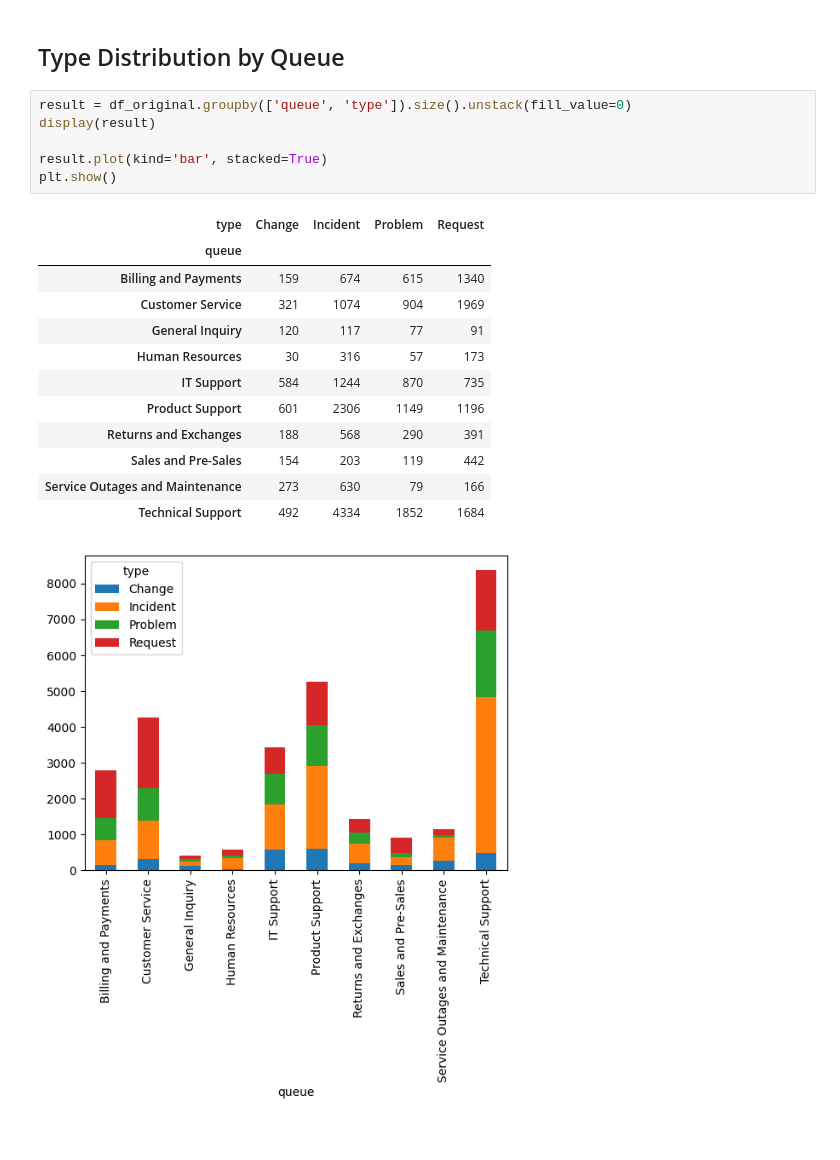
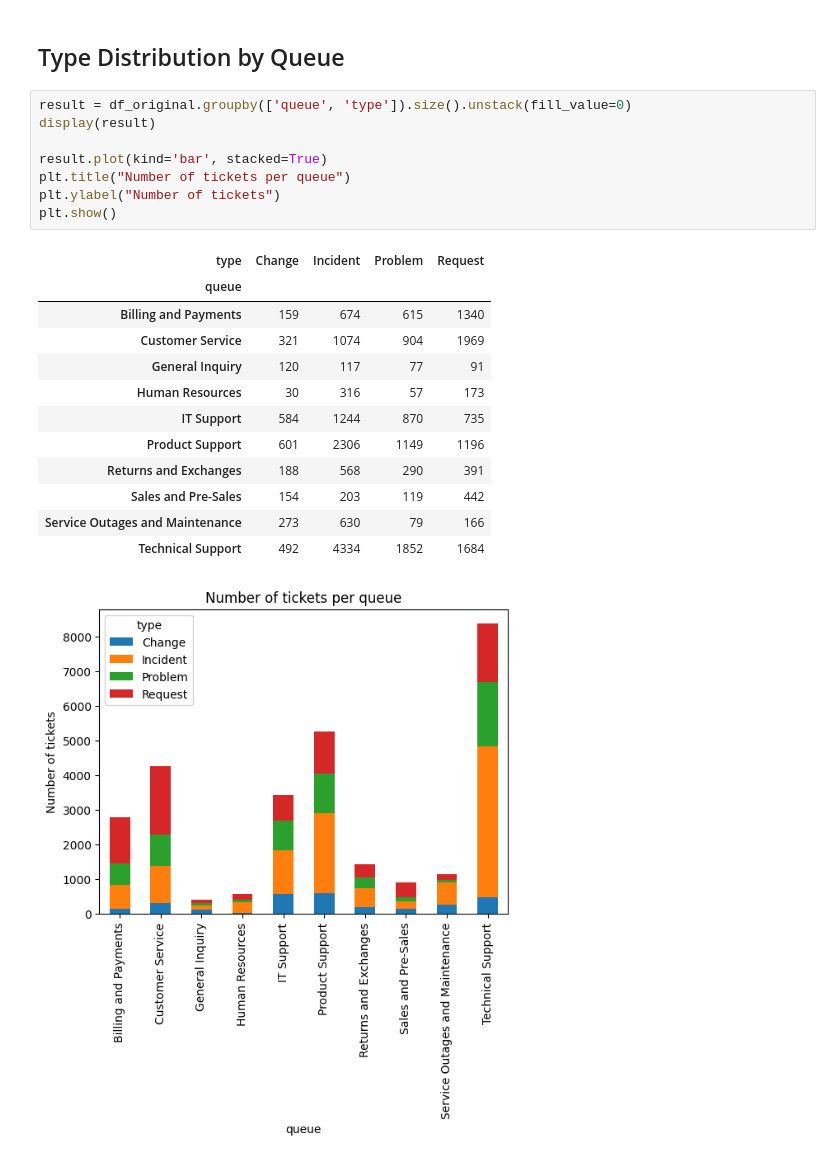
Before and after one commit to janoantelo7/IT-ticket-classifier, a Jupyter notebook: notebooks/it-ticket-classifier.ipynb, the cells around one changed output. Cells and saved outputs as stored; diff of their text form.

```diff
--- a/notebooks/it-ticket-classifier.ipynb
+++ b/notebooks/it-ticket-classifier.ipynb
@@ -208,20 +208,22 @@ Graphic representation
 # %%
 result = df_original.groupby(['queue', 'type']).size().unstack(fill_value=0)
 display(result)
 
 result.plot(kind='bar', stacked=True)
+plt.title("Number of tickets per queue")
+plt.ylabel("Number of tickets")
 plt.show()
 # %% [output]
 | type | Change | Incident | Problem | Request |
 | queue |  |  |  |  |
 | Billing and Payments | 159 | 674 | 615 | 1340 |
 | Customer Service | 321 | 1074 | 904 | 1969 |
 | General Inquiry | 120 | 117 | 77 | 91 |
 | Human Resources | 30 | 316 | 57 | 173 |
 | IT Support | 584 | 1244 | 870 | 735 |
 | Product Support | 601 | 2306 | 1149 | 1196 |
 | Returns and Exchanges | 188 | 568 | 290 | 391 |
 | Sales and Pre-Sales | 154 | 203 | 119 | 442 |
 | Service Outages and Maintenance | 273 | 630 | 79 | 166 |
 | Technical Support | 492 | 4334 | 1852 | 1684 |
-[figure, old version]
+[figure, new version]
```
Also changed, not shown: parts of 2 cells of this notebook.
